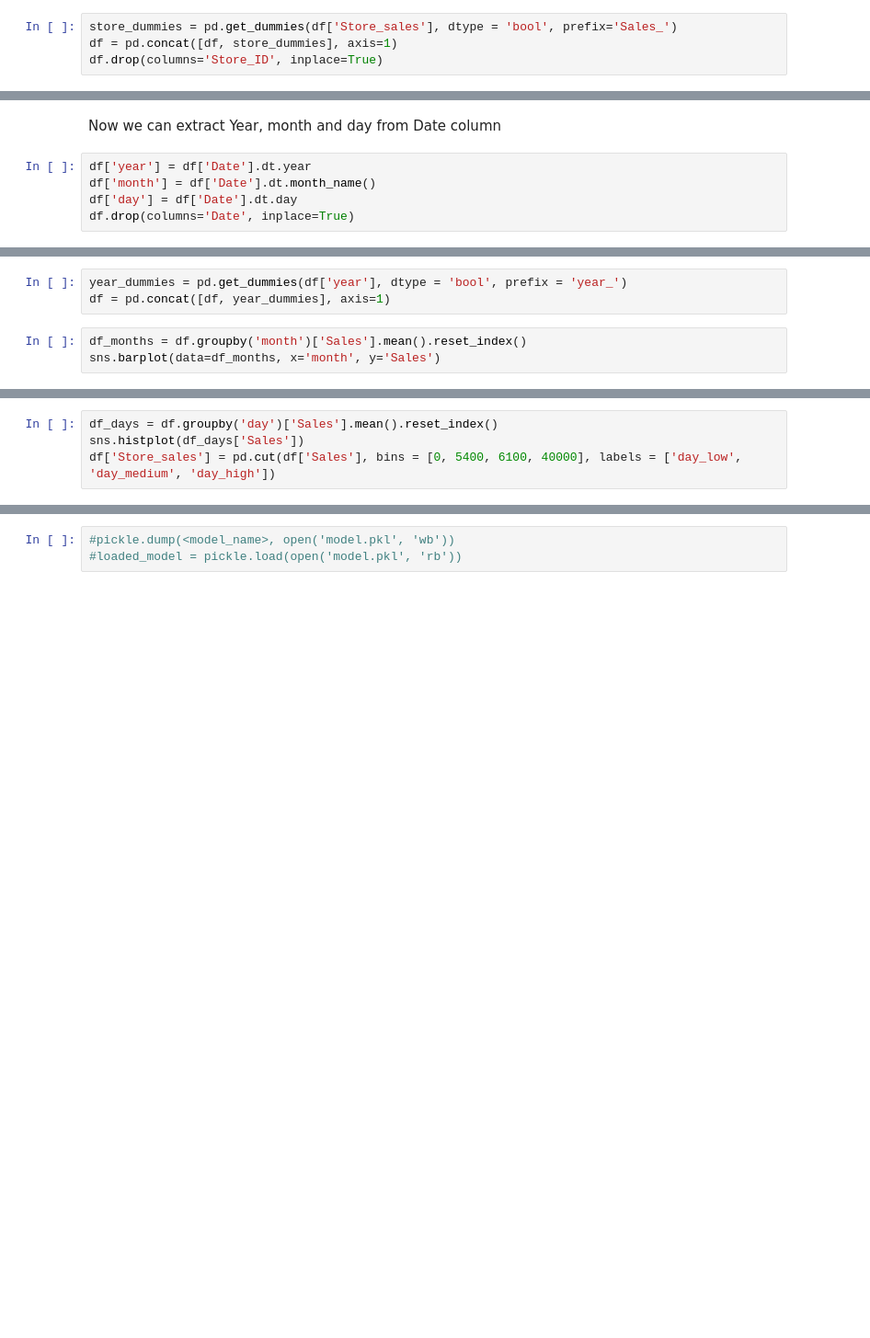
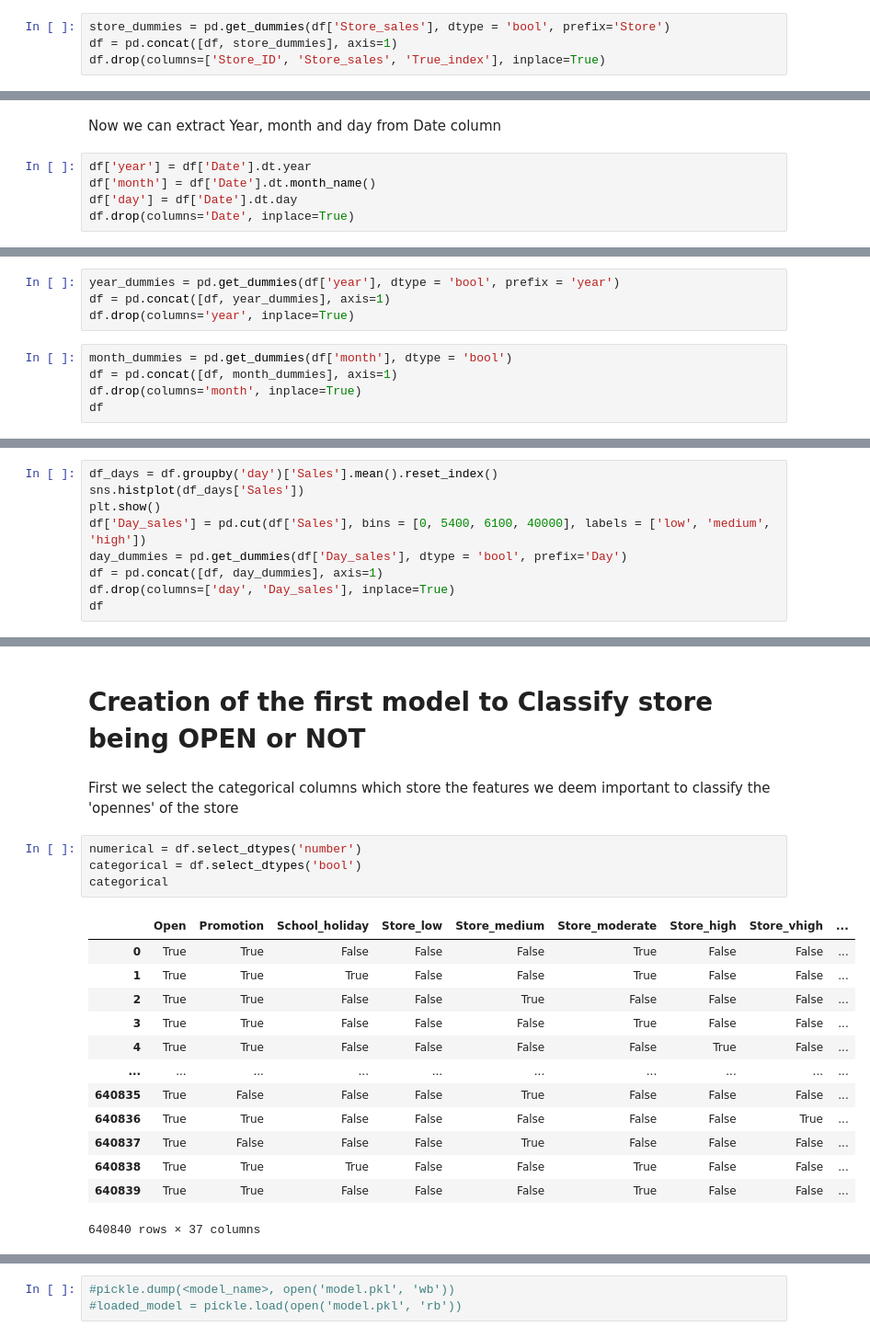
Before and after one commit to arnaurr94/IronKaggle, a Jupyter notebook: notebook.ipynb, the cells around one changed output, grey strips where cells are left out. Shown: that part at 92% size. Drawn from its saved outputs; the diff is of its cells as text; blank space fills up the shorter version.

Commit message:
Ready to train ensemble methods for Open

```diff
--- a/notebook.ipynb
+++ b/notebook.ipynb
@@ -47,9 +54,9 @@ df['Store_sales'] = pd.cut(df['Sales'], bins = [0, 3750, 6250, 8750, 12500, 4000
 # %% [markdown]
 Now we get dummies for Store_sales column and split into 5 new columns storing boolean values.
 # %%
-store_dummies = pd.get_dummies(df['Store_sales'], dtype = 'bool', prefix='Sales_')
+store_dummies = pd.get_dummies(df['Store_sales'], dtype = 'bool', prefix='Store')
 df = pd.concat([df, store_dummies], axis=1)
-df.drop(columns='Store_ID', inplace=True)
+df.drop(columns=['Store_ID', 'Store_sales', 'True_index'], inplace=True)
 # %% [markdown]
 We have the same approach for the day of the week, split into 7 columns storing boolean values.
 # %%
@@ -145,7 +120,10 @@ df
 # %%
-year_dummies = pd.get_dummies(df['year'], dtype = 'bool', prefix = 'year_')
+year_dummies = pd.get_dummies(df['year'], dtype = 'bool', prefix = 'year')
 df = pd.concat([df, year_dummies], axis=1)
+df.drop(columns='year', inplace=True)
 # %%
-df_months = df.groupby('month')['Sales'].mean().reset_index()
-sns.barplot(data=df_months, x='month', y='Sales')
+month_dummies = pd.get_dummies(df['month'], dtype = 'bool')
+df = pd.concat([df, month_dummies], axis=1)
+df.drop(columns='month', inplace=True)
+df
 # %% [output]
@@ -168,5 +145,10 @@ Name: proportion, dtype: float64
 # %%
 df_days = df.groupby('day')['Sales'].mean().reset_index()
 sns.histplot(df_days['Sales'])
-df['Store_sales'] = pd.cut(df['Sales'], bins = [0, 5400, 6100, 40000], labels = ['day_low', 'day_medium', 'day_high'])
+plt.show()
+df['Day_sales'] = pd.cut(df['Sales'], bins = [0, 5400, 6100, 40000], labels = ['low', 'medium', 'high'])
+day_dummies = pd.get_dummies(df['Day_sales'], dtype = 'bool', prefix='Day')
+df = pd.concat([df, day_dummies], axis=1)
+df.drop(columns=['day', 'Day_sales'], inplace=True)
+df
 # %% [output]
@@ -174,0 +169,22 @@ df['Store_sales'] = pd.cut(df['Sales'], bins = [0, 5400, 6100, 40000], labels =
+# %% [markdown]
+# Creation of the first model to Classify store being OPEN or NOT
+# %% [markdown]
+First we select the categorical columns which store the features we deem important to classify the 'opennes' of the store
+# %%
+numerical = df.select_dtypes('number')
+categorical = df.select_dtypes('bool')
+categorical
+# %% [output]
+|  | Open | Promotion | School_holiday | Store_low | Store_medium | Store_moderate | Store_high | Store_vhigh | ... |
+| 0 | True | True | False | False | False | True | False | False | ... |
+| 1 | True | True | True | False | False | True | False | False | ... |
+| 2 | True | True | False | False | True | False | False | False | ... |
+| 3 | True | True | False | False | False | True | False | False | ... |
+| 4 | True | True | False | False | False | False | True | False | ... |
+| ... | ... | ... | ... | ... | ... | ... | ... | ... | ... |
+| 640835 | True | False | False | False | True | False | False | False | ... |
+| 640836 | True | True | False | False | False | False | False | True | ... |
+| 640837 | True | False | False | False | True | False | False | False | ... |
+| 640838 | True | True | True | False | False | True | False | False | ... |
+| 640839 | True | True | False | False | False | True | False | False | ... |
+640840 rows × 37 columns
```
Also changed, not shown: parts of 18 cells of this notebook.
